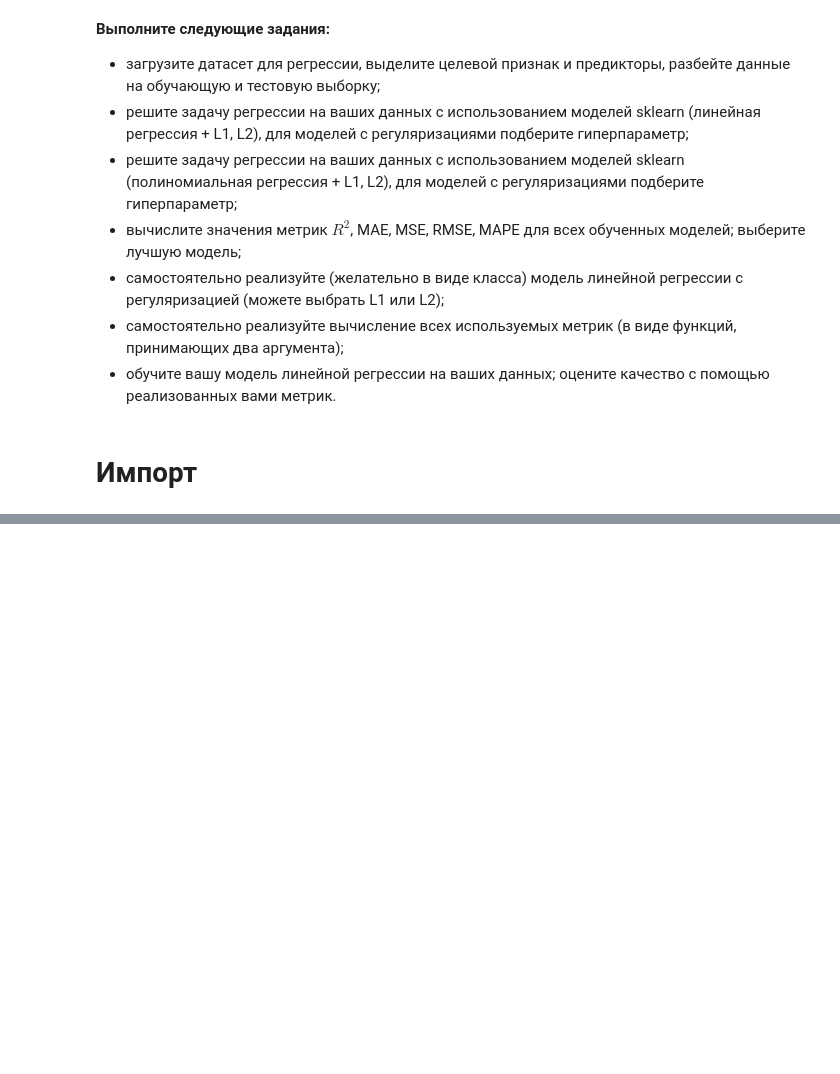
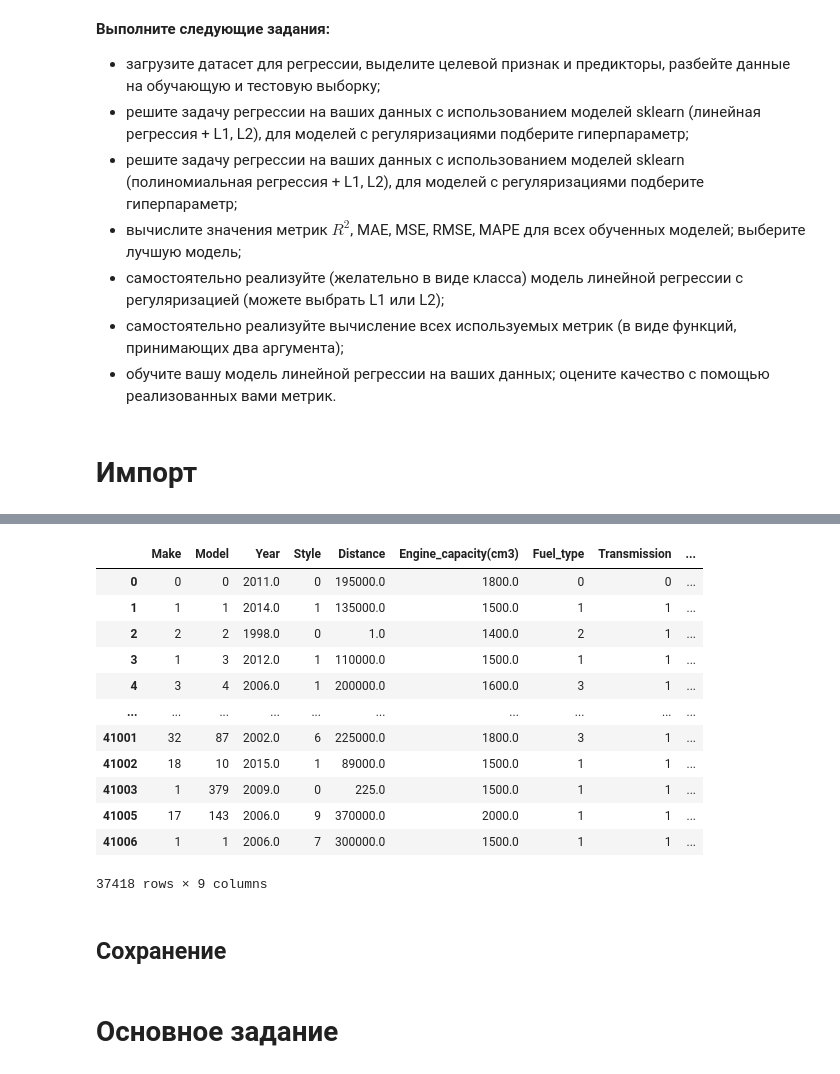
Before and after one commit to MikeTsvirkunov/Maching_Learning_Teach, a Jupyter notebook: Laba1/1.ipynb, the cells around one changed output, grey strips where cells are left out. Cells and saved outputs as stored; diff of their text form; code cells hidden in the pictures; blank space fills up the shorter version.

```diff
--- a/Laba1/1.ipynb
+++ b/Laba1/1.ipynb
@@ -32,0 +99,4 @@ df = pd.read_csv('moldova_cars_task.csv')
+# %%
+def replacer(a):
+    x = a.unique()
+    return a.map(lambda k: np.where(x == k)[0][0]) if a.dtypes == 'object' else a
@@ -32,0 +124,19 @@ df = pd.read_csv('moldova_cars_task.csv')
+# %%
+df = df.apply(replacer)
+df
+# %% [output]
+|  | Make | Model | Year | Style | Distance | Engine_capacity(cm3) | Fuel_type | Transmission | ... |
+| 0 | 0 | 0 | 2011.0 | 0 | 195000.0 | 1800.0 | 0 | 0 | ... |
+| 1 | 1 | 1 | 2014.0 | 1 | 135000.0 | 1500.0 | 1 | 1 | ... |
+| 2 | 2 | 2 | 1998.0 | 0 | 1.0 | 1400.0 | 2 | 1 | ... |
+| 3 | 1 | 3 | 2012.0 | 1 | 110000.0 | 1500.0 | 1 | 1 | ... |
+| 4 | 3 | 4 | 2006.0 | 1 | 200000.0 | 1600.0 | 3 | 1 | ... |
+| ... | ... | ... | ... | ... | ... | ... | ... | ... | ... |
+| 41001 | 32 | 87 | 2002.0 | 6 | 225000.0 | 1800.0 | 3 | 1 | ... |
+| 41002 | 18 | 10 | 2015.0 | 1 | 89000.0 | 1500.0 | 1 | 1 | ... |
+| 41003 | 1 | 379 | 2009.0 | 0 | 225.0 | 1500.0 | 1 | 1 | ... |
+| 41005 | 17 | 143 | 2006.0 | 9 | 370000.0 | 2000.0 | 1 | 1 | ... |
+| 41006 | 1 | 1 | 2006.0 | 7 | 300000.0 | 1500.0 | 1 | 1 | ... |
+37418 rows × 9 columns
+# %% [markdown]
+## Сохранение
@@ -32,0 +145,2 @@ df = pd.read_csv('moldova_cars_task.csv')
+# %% [markdown]
+# Основное задание
```
Also changed, not shown: parts of 10 cells of this notebook, 1 other file.
